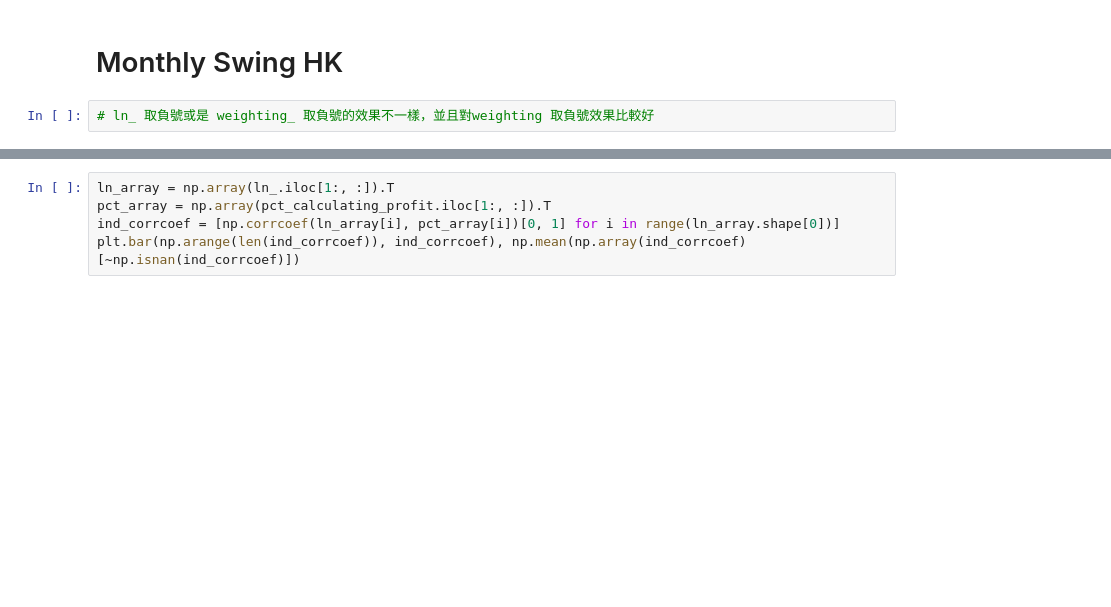
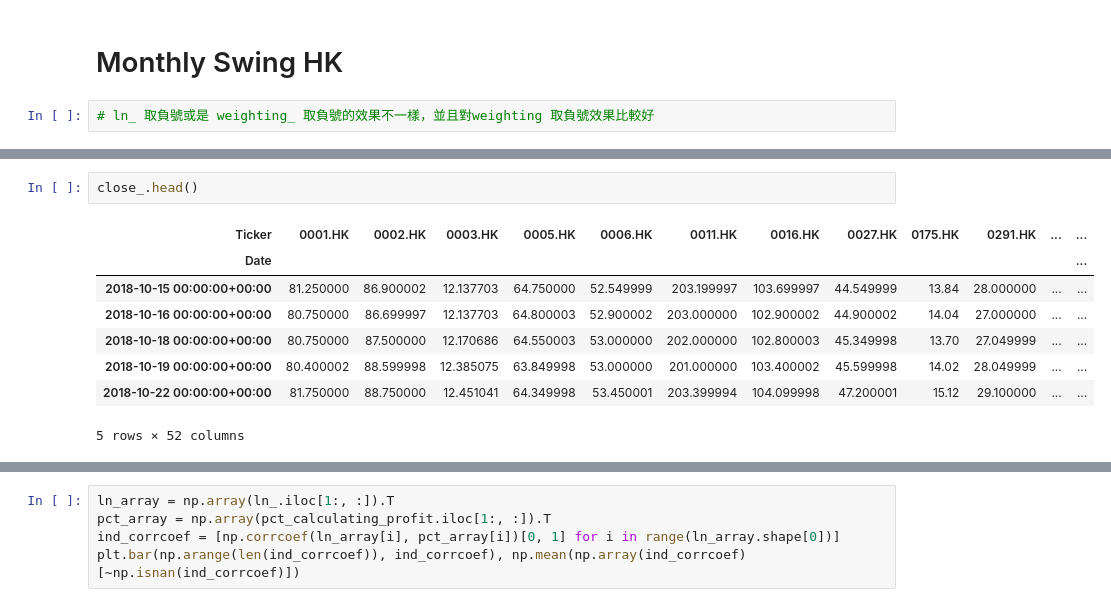
Before and after one commit to tsungyou/2025, a Jupyter notebook: st/hk_var.ipynb, the cells around one changed output, grey strips where cells are left out. Drawn from its saved outputs; the diff is of its cells as text; blank space fills up the shorter version.

```diff
--- a/st/hk_var.ipynb
+++ b/st/hk_var.ipynb
@@ -279,0 +291,11 @@ for week in range(len(mon)):
+# %%
+close_.head()
+# %% [output]
+| Ticker | 0001.HK | 0002.HK | 0003.HK | 0005.HK | 0006.HK | 0011.HK | 0016.HK | 0027.HK | 0175.HK | 0291.HK | ... | ... |
+| Date |  |  |  |  |  |  |  |  |  |  |  | ... |
+| 2018-10-15 00:00:00+00:00 | 81.250000 | 86.900002 | 12.137703 | 64.750000 | 52.549999 | 203.199997 | 103.699997 | 44.549999 | 13.84 | 28.000000 | ... | ... |
+| 2018-10-16 00:00:00+00:00 | 80.750000 | 86.699997 | 12.137703 | 64.800003 | 52.900002 | 203.000000 | 102.900002 | 44.900002 | 14.04 | 27.000000 | ... | ... |
+| 2018-10-18 00:00:00+00:00 | 80.750000 | 87.500000 | 12.170686 | 64.550003 | 53.000000 | 202.000000 | 102.800003 | 45.349998 | 13.70 | 27.049999 | ... | ... |
+| 2018-10-19 00:00:00+00:00 | 80.400002 | 88.599998 | 12.385075 | 63.849998 | 53.000000 | 201.000000 | 103.400002 | 45.599998 | 14.02 | 28.049999 | ... | ... |
+| 2018-10-22 00:00:00+00:00 | 81.750000 | 88.750000 | 12.451041 | 64.349998 | 53.450001 | 203.399994 | 104.099998 | 47.200001 | 15.12 | 29.100000 | ... | ... |
+5 rows × 52 columns
```
Also changed, not shown: parts of 5 cells of this notebook, 1 other file.
